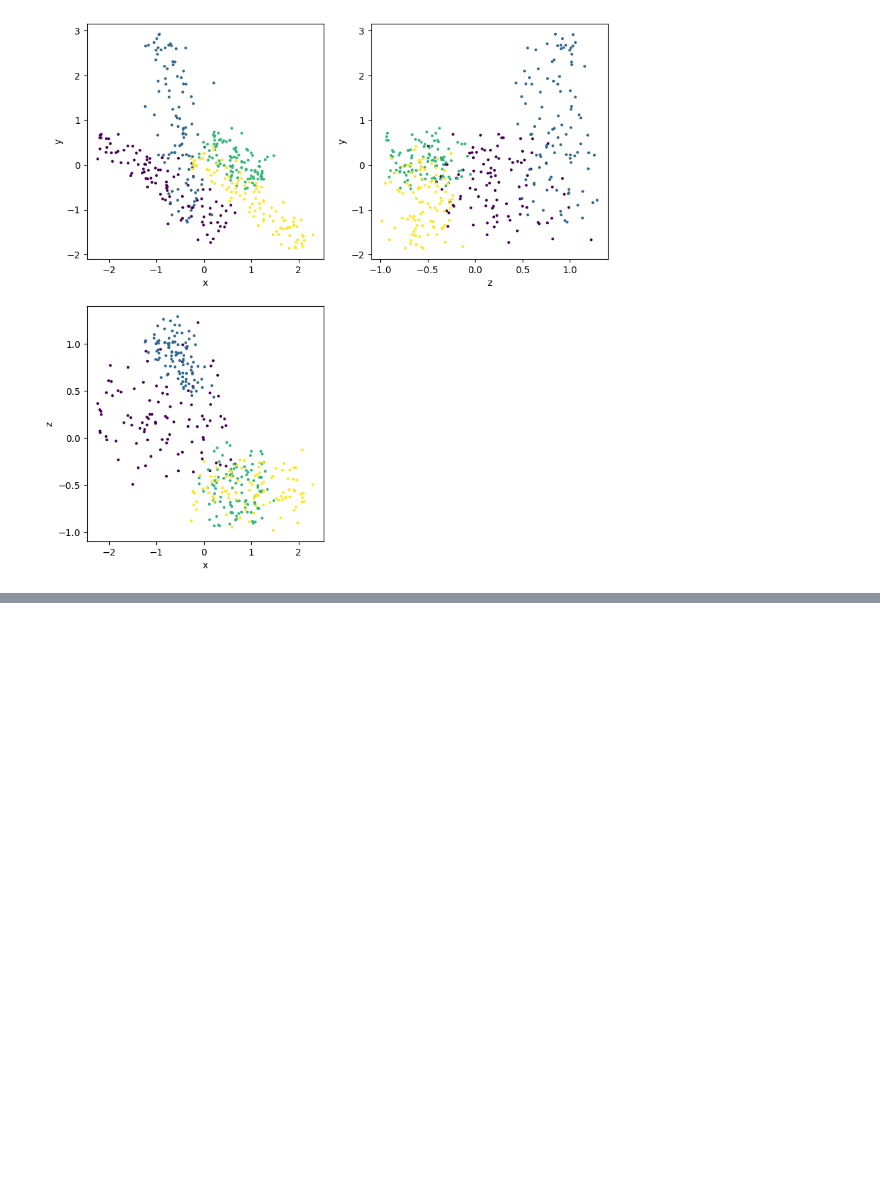
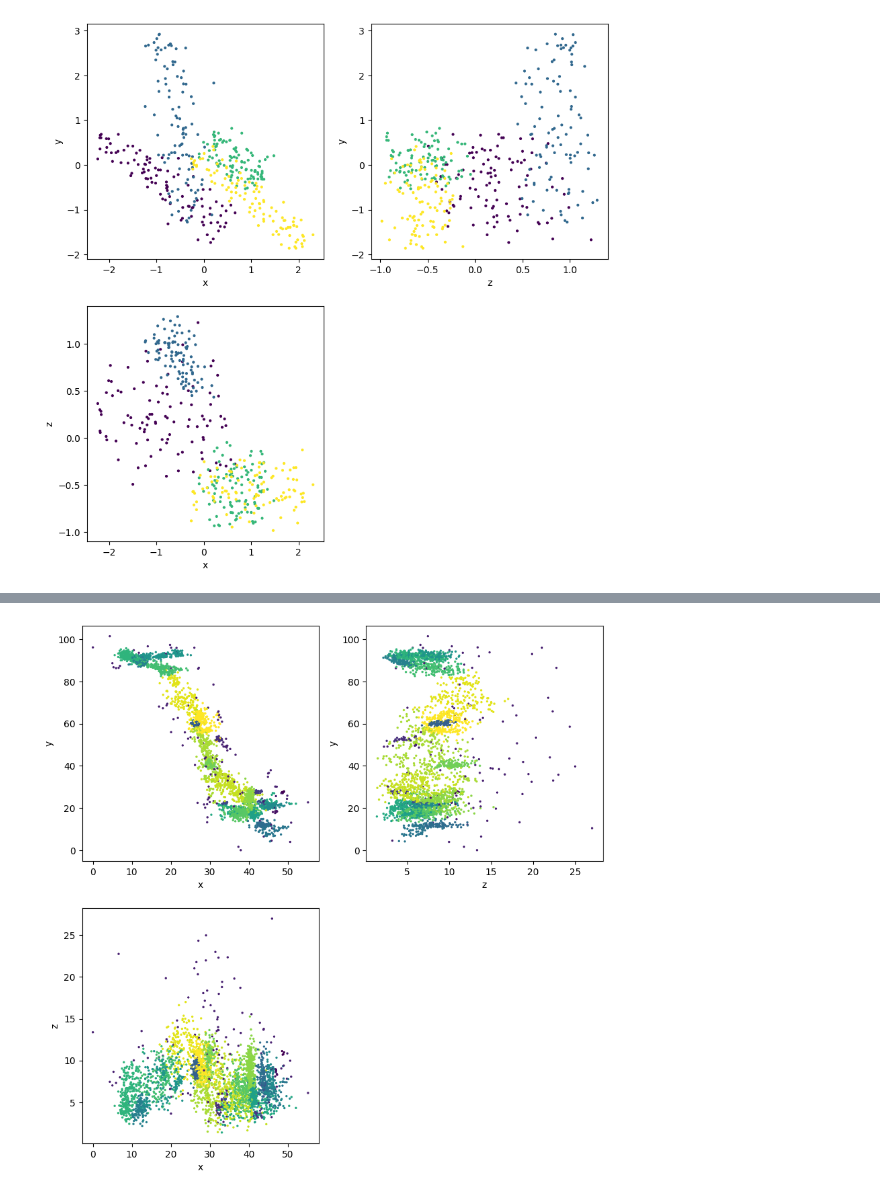
Before and after one commit to samhouliston/DSL_Quake_Fault_Reconstruction, a Jupyter notebook: benchmark/notebooks/test_benchmark.ipynb, the cells around one changed output, grey strips where cells are left out. Saved outputs shown, nothing was run; the diff lists cells and outputs as text; code cells hidden in the pictures; blank space fills up the shorter version.

```diff
--- a/benchmark/notebooks/test_benchmark.ipynb
+++ b/benchmark/notebooks/test_benchmark.ipynb
@@ -84,0 +208,2 @@ plot_3Ddataset(X, y_true)
+# %%
+ker_og, lab_og = run_fault_reconstruction(landers, min_sz_cluster=4, align_t=0)
@@ -84,0 +228,4 @@ plot_3Ddataset(X, y_true)
+# %%
+plot_3Ddataset(landers, lab_og, 2)
+# %% [output]
+[figure, added]
```
Also changed, not shown: parts of 20 cells of this notebook, 5 other files.
